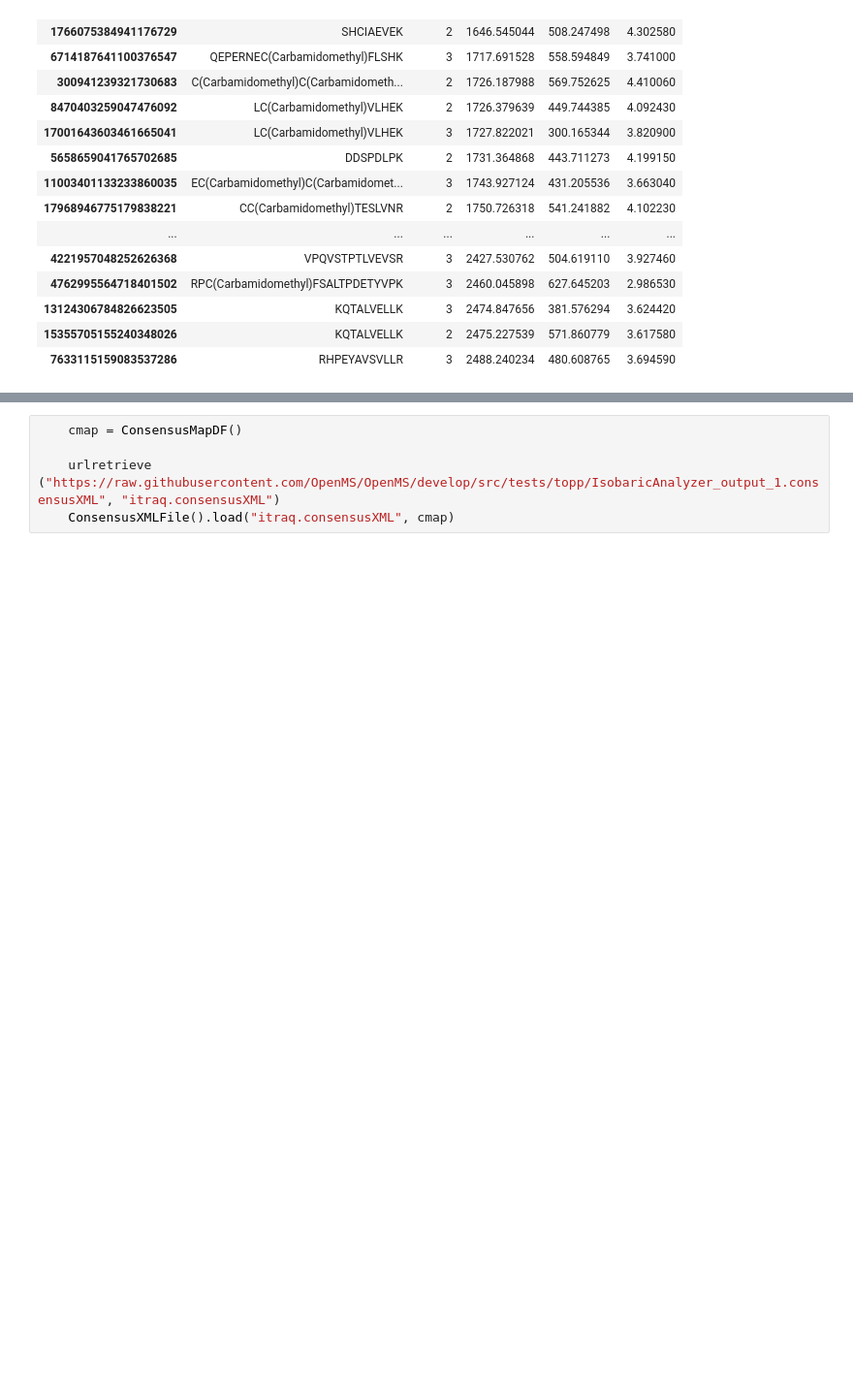
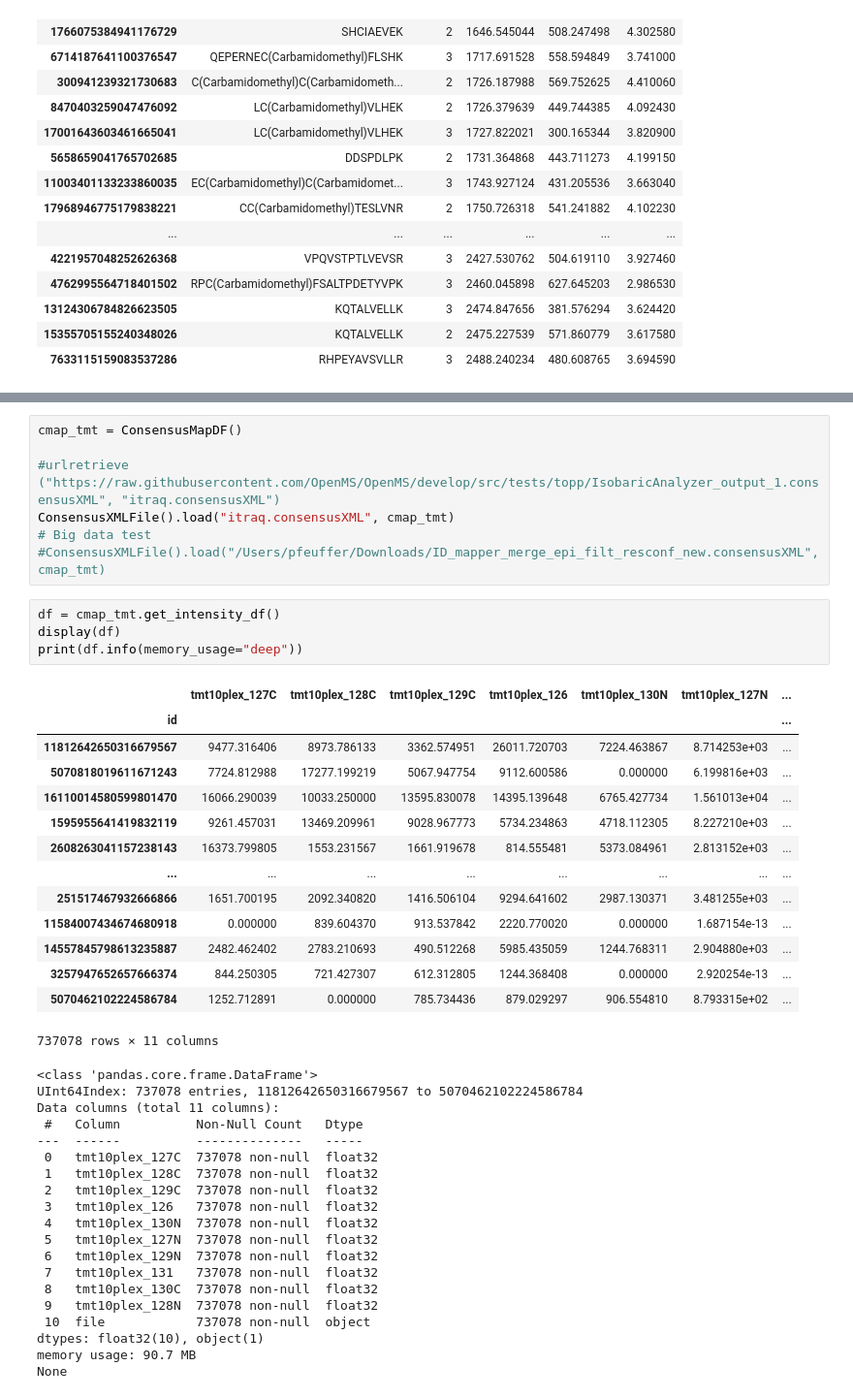
Before and after one commit to jpfeuffer/pyopenmspandas, a Jupyter notebook: PyopenmsPandas.ipynb, the cells around one changed output, grey strips where cells are left out. Shown at 97% size. Drawn from its saved outputs; the diff is of its cells as text; blank space fills up the shorter version.

```diff
--- a/PyopenmsPandas.ipynb
+++ b/PyopenmsPandas.ipynb
@@ -171,5 +172,45 @@ cmap.get_metadata_df().merge(cmap.get_intensity_df(), how='left', on='id') # sin
 # %%
-    cmap = ConsensusMapDF()
+cmap_tmt = ConsensusMapDF()
 
-    urlretrieve ("https://raw.githubusercontent.com/OpenMS/OpenMS/develop/src/tests/topp/IsobaricAnalyzer_output_1.consensusXML", "itraq.consensusXML")
-    ConsensusXMLFile().load("itraq.consensusXML", cmap)
+#urlretrieve ("https://raw.githubusercontent.com/OpenMS/OpenMS/develop/src/tests/topp/IsobaricAnalyzer_output_1.consensusXML", "itraq.consensusXML")
+ConsensusXMLFile().load("itraq.consensusXML", cmap_tmt)
+# Big data test
+#ConsensusXMLFile().load("/Users/pfeuffer/Downloads/ID_mapper_merge_epi_filt_resconf_new.consensusXML", cmap_tmt)
+# %%
+df = cmap_tmt.get_intensity_df()
+display(df)
+print(df.info(memory_usage="deep"))
+# %% [output]
+|  | tmt10plex_127C | tmt10plex_128C | tmt10plex_129C | tmt10plex_126 | tmt10plex_130N | tmt10plex_127N | ... |
+| id |  |  |  |  |  |  | ... |
+| 11812642650316679567 | 9477.316406 | 8973.786133 | 3362.574951 | 26011.720703 | 7224.463867 | 8.714253e+03 | ... |
+| 5070818019611671243 | 7724.812988 | 17277.199219 | 5067.947754 | 9112.600586 | 0.000000 | 6.199816e+03 | ... |
+| 16110014580599801470 | 16066.290039 | 10033.250000 | 13595.830078 | 14395.139648 | 6765.427734 | 1.561013e+04 | ... |
+| 1595955641419832119 | 9261.457031 | 13469.209961 | 9028.967773 | 5734.234863 | 4718.112305 | 8.227210e+03 | ... |
+| 2608263041157238143 | 16373.799805 | 1553.231567 | 1661.919678 | 814.555481 | 5373.084961 | 2.813152e+03 | ... |
+| ... | ... | ... | ... | ... | ... | ... | ... |
+| 251517467932666866 | 1651.700195 | 2092.340820 | 1416.506104 | 9294.641602 | 2987.130371 | 3.481255e+03 | ... |
+| 11584007434674680918 | 0.000000 | 839.604370 | 913.537842 | 2220.770020 | 0.000000 | 1.687154e-13 | ... |
+| 14557845798613235887 | 2482.462402 | 2783.210693 | 490.512268 | 5985.435059 | 1244.768311 | 2.904880e+03 | ... |
+| 3257947652657666374 | 844.250305 | 721.427307 | 612.312805 | 1244.368408 | 0.000000 | 2.920254e-13 | ... |
+| 5070462102224586784 | 1252.712891 | 0.000000 | 785.734436 | 879.029297 | 906.554810 | 8.793315e+02 | ... |
+737078 rows × 11 columns
+<class 'pandas.core.frame.DataFrame'>
+UInt64Index: 737078 entries, 11812642650316679567 to 5070462102224586784
+Data columns (total 11 columns):
+ #   Column          Non-Null Count   Dtype
+---  ------          --------------   -----
+ 0   tmt10plex_127C  737078 non-null  float32
+ 1   tmt10plex_128C  737078 non-null  float32
+ 2   tmt10plex_129C  737078 non-null  float32
+ 3   tmt10plex_126   737078 non-null  float32
+ 4   tmt10plex_130N  737078 non-null  float32
+ 5   tmt10plex_127N  737078 non-null  float32
+ 6   tmt10plex_129N  737078 non-null  float32
+ 7   tmt10plex_131   737078 non-null  float32
+ 8   tmt10plex_130C  737078 non-null  float32
+ 9   tmt10plex_128N  737078 non-null  float32
+ 10  file            737078 non-null  object
+dtypes: float32(10), object(1)
+memory usage: 90.7 MB
+None
```
Also changed, not shown: parts of 15 cells of this notebook, 1 other file.
